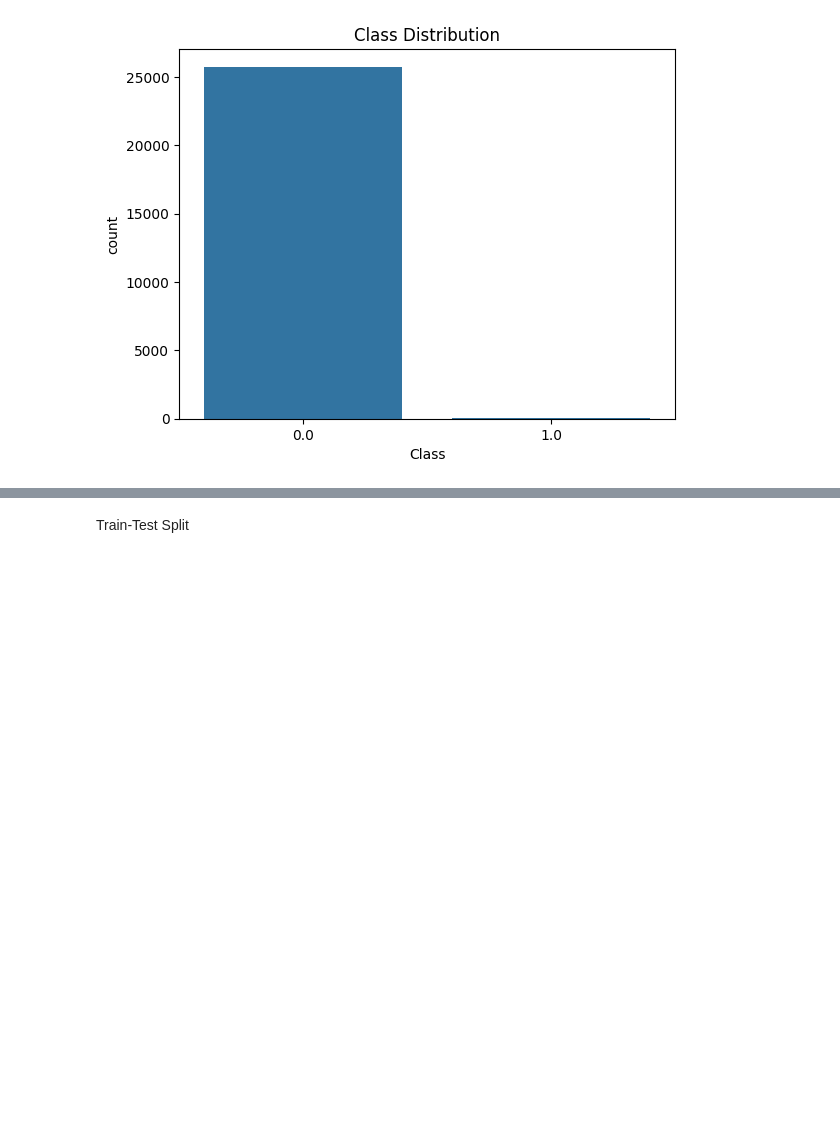
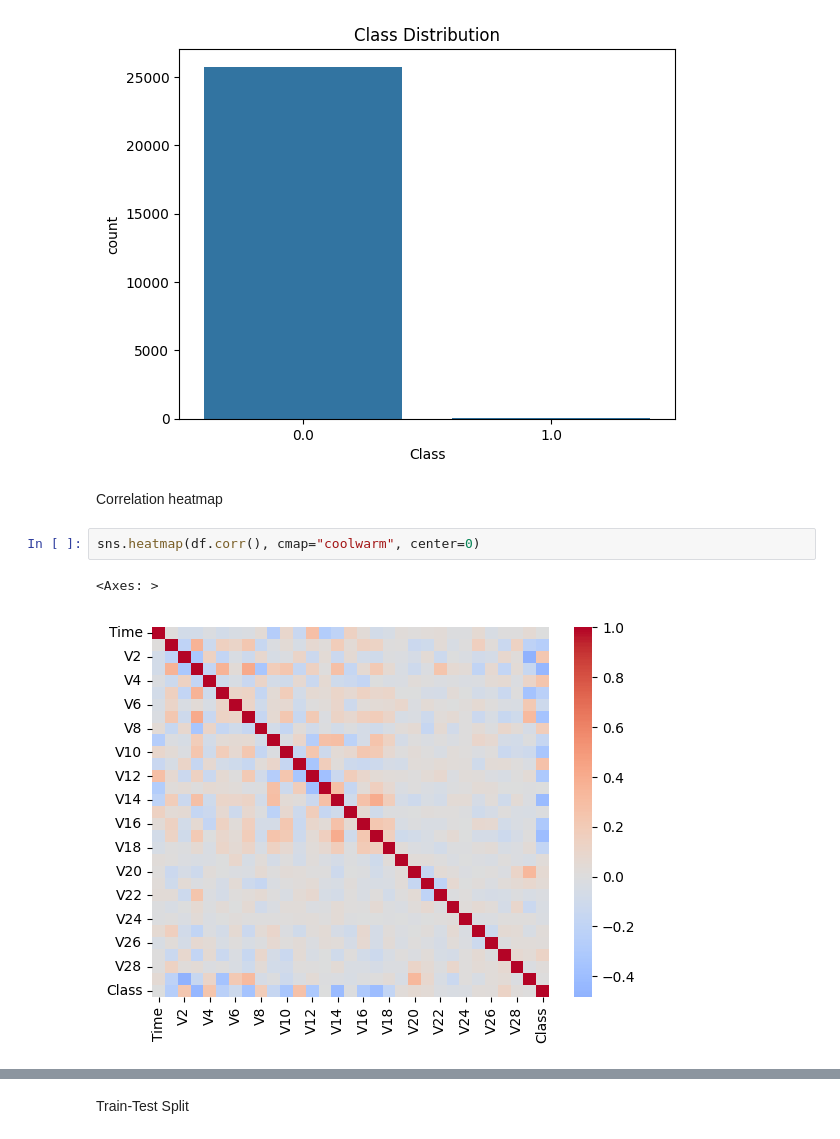
Before and after one commit to Gnissan-BIA/Assignments, a Jupyter notebook: Final_project_AI.ipynb, the cells around one changed output, grey strips where cells are left out. Drawn from its saved outputs; the diff is of its cells as text; blank space fills up the shorter version.

```diff
--- a/Final_project_AI.ipynb
+++ b/Final_project_AI.ipynb
@@ -78,3 +59,10 @@ plt.title("Class Distribution")
 plt.show()
 # %% [output]
 [figure]
+# %% [markdown]
+Correlation heatmap
+# %%
+sns.heatmap(df.corr(), cmap="coolwarm", center=0)
+# %% [output]
+<Axes: >
+[figure, added]
```
Also changed, not shown: parts of 4 cells of this notebook.
